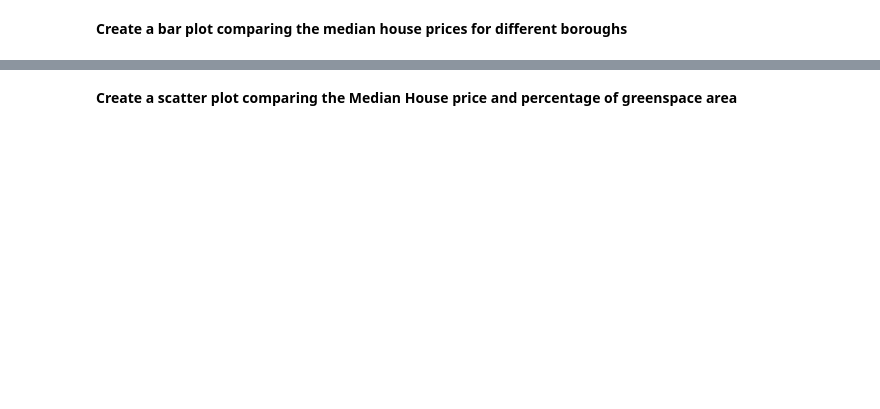
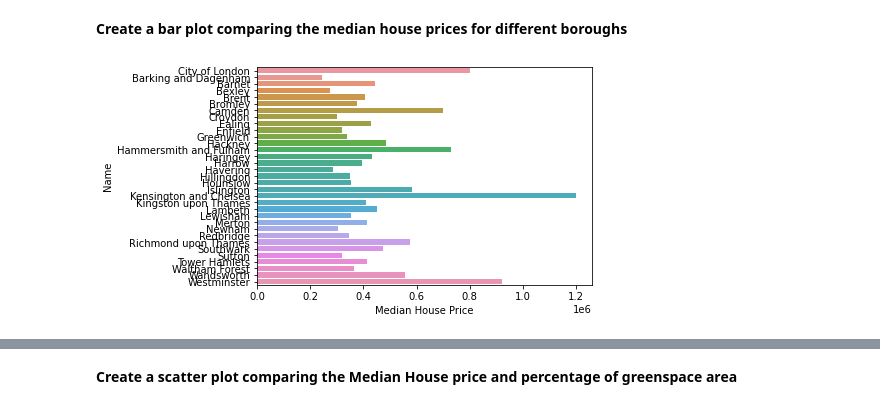
Before and after one commit to iswetha522/pandas-with-ibmcloud, a Jupyter notebook: Pandas_Workshop.ipynb, the cells around one changed output, grey strips where cells are left out. Saved outputs shown, nothing was run; the diff lists cells and outputs as text; code cells hidden in the pictures; blank space fills up the shorter version.

```diff
--- a/Pandas_Workshop.ipynb
+++ b/Pandas_Workshop.ipynb
@@ -521,2 +1033,7 @@ sns.catplot(x='Turnout at local elections', y='Political control', kind="violin"
+# %%
+# your answer:
+ax = sns.barplot(y ='Name', x='Median House Price', data=boroughs)
+# %% [output]
+[figure, added]
 # %%
 # %load https://raw.githubusercontent.com/IBMDeveloperUK/python-pandas-workshop/master/answers/answer5.py
```
Also changed, not shown: parts of 72 cells of this notebook.
